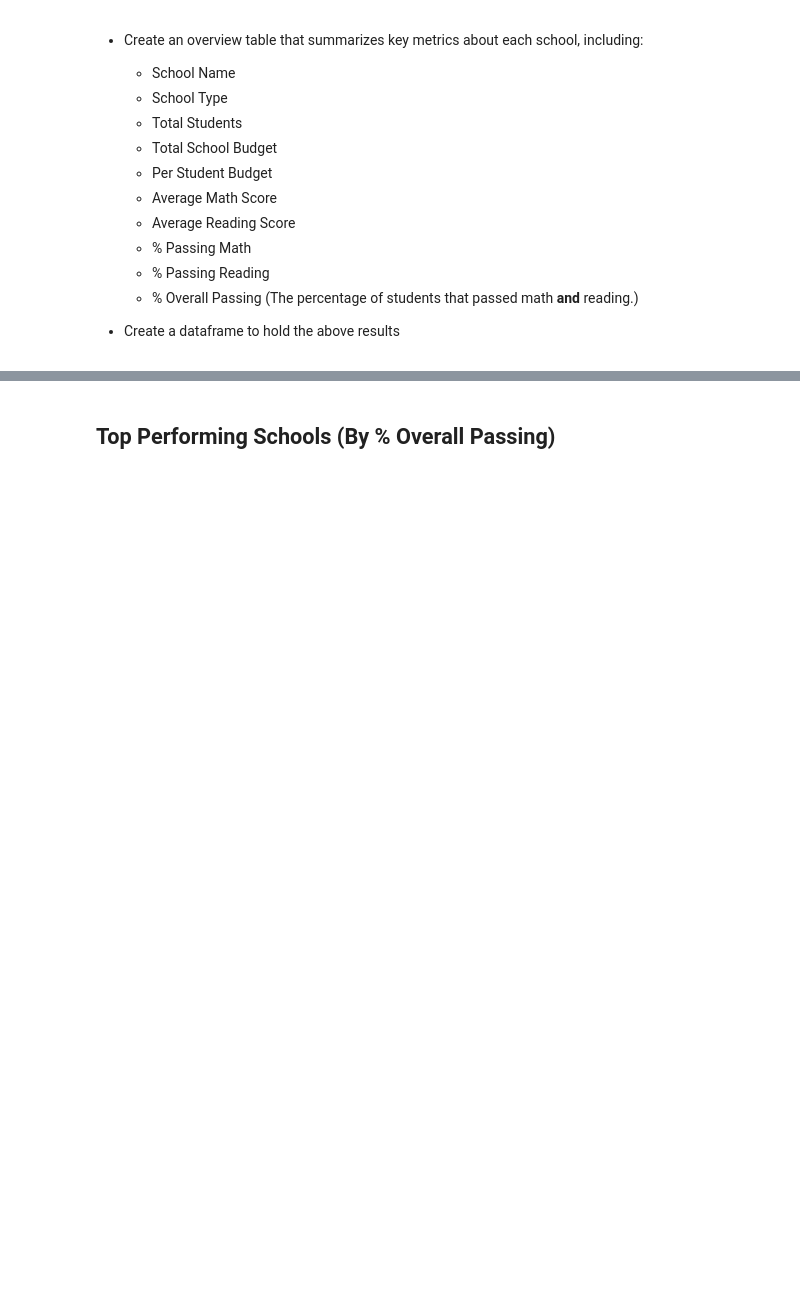
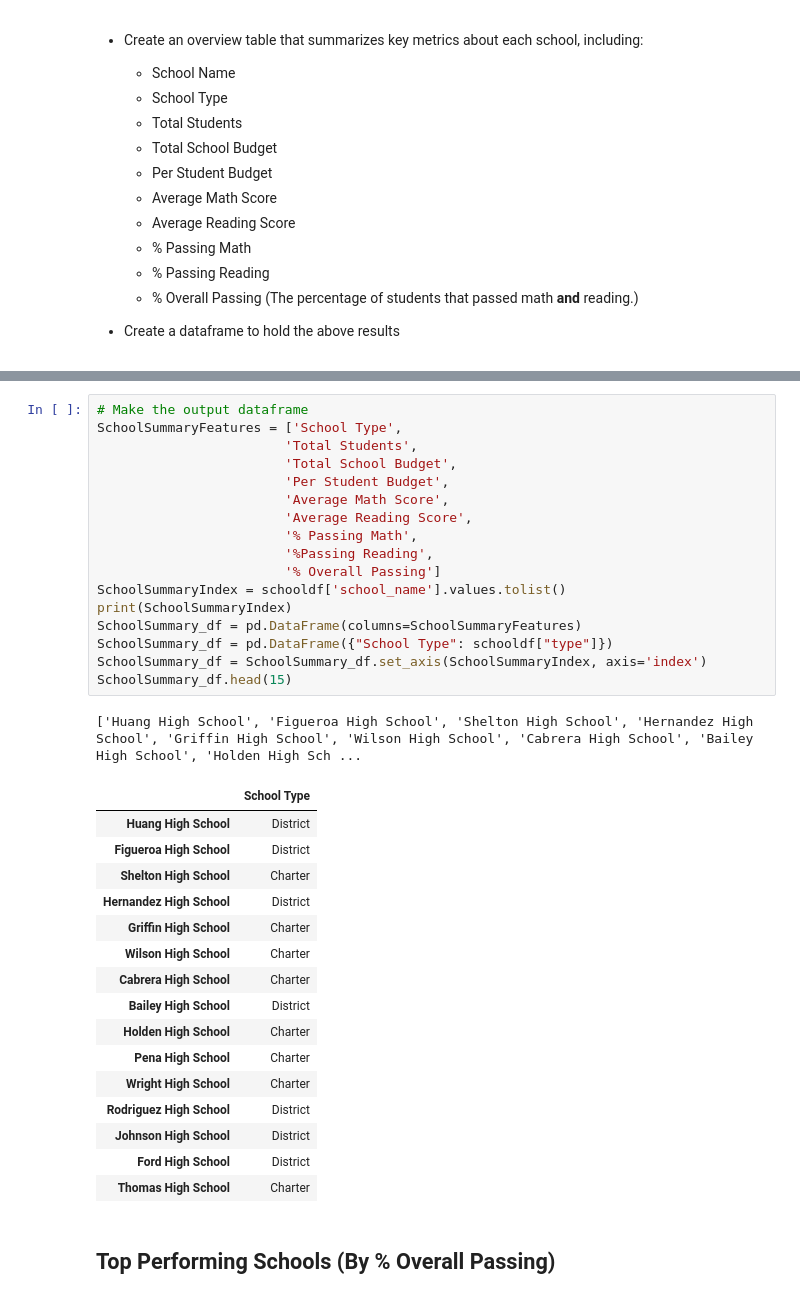
Before and after one commit to BananasFoster623/pandas-challenge, a Jupyter notebook: PyCitySchools/PyCitySchools.ipynb, the cells around one changed output, grey strips where cells are left out. Cells and saved outputs as stored; diff of their text form; blank space fills up the shorter version.

Commit message:
Created the output dataframe for the School Summary portion of the problem.

```diff
--- a/PyCitySchools/PyCitySchools.ipynb
+++ b/PyCitySchools/PyCitySchools.ipynb
@@ -138,3 +121,38 @@ outputdf.head()
+# %%
+# Make the output dataframe
+SchoolSummaryFeatures = ['School Type',
+                        'Total Students',
+                        'Total School Budget',
+                        'Per Student Budget',
+                        'Average Math Score',
+                        'Average Reading Score',
+                        '% Passing Math',
+                        '%Passing Reading',
+                        '% Overall Passing']
+SchoolSummaryIndex = schooldf['school_name'].values.tolist()
+print(SchoolSummaryIndex)
+SchoolSummary_df = pd.DataFrame(columns=SchoolSummaryFeatures)
+SchoolSummary_df = pd.DataFrame({"School Type": schooldf["type"]})
+SchoolSummary_df = SchoolSummary_df.set_axis(SchoolSummaryIndex, axis='index')
+SchoolSummary_df.head(15)
+# %% [output]
+['Huang High School', 'Figueroa High School', 'Shelton High School', 'Hernandez High School', 'Griffin High School', 'Wilson High School', 'Cabrera High School', 'Bailey High School', 'Holden High Sch ...
+|  | School Type |
+| Huang High School | District |
+| Figueroa High School | District |
+| Shelton High School | Charter |
+| Hernandez High School | District |
+| Griffin High School | Charter |
+| Wilson High School | Charter |
+| Cabrera High School | Charter |
+| Bailey High School | District |
+| Holden High School | Charter |
+| Pena High School | Charter |
+| Wright High School | Charter |
+| Rodriguez High School | District |
+| Johnson High School | District |
+| Ford High School | District |
+| Thomas High School | Charter |
 # %% [markdown]
 ## Top Performing Schools (By % Overall Passing)
 # %% [markdown]
```
Also changed, not shown: parts of 2 cells of this notebook.
